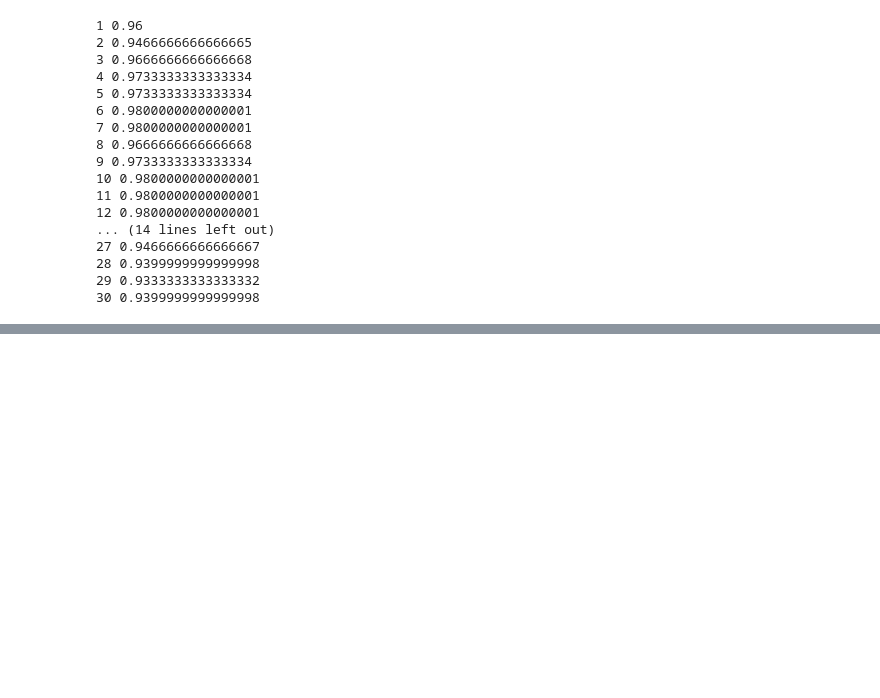
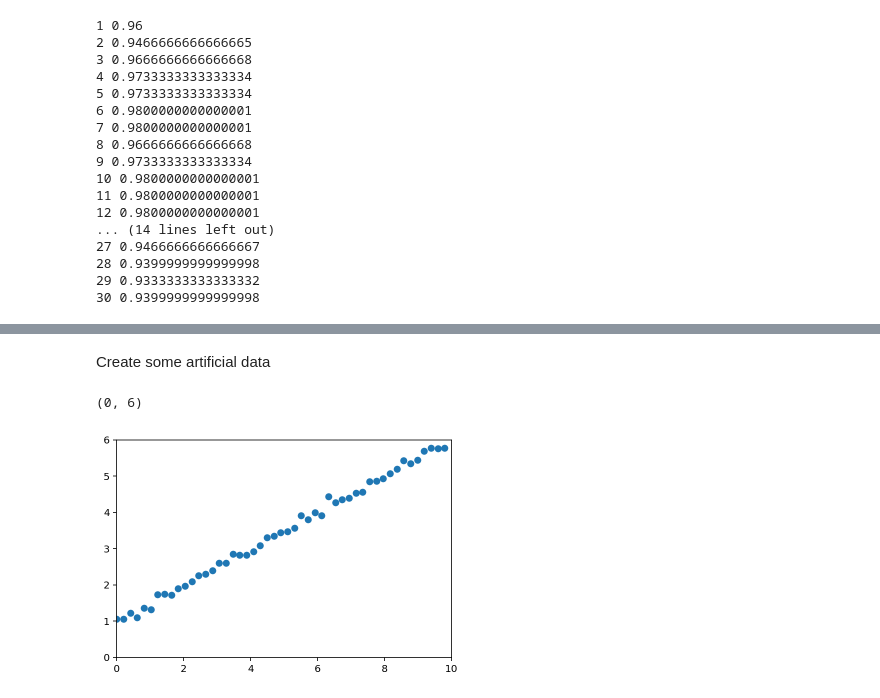
Before and after one commit to jephianlin/math599env, a Jupyter notebook: 1113.ipynb, the cells around one changed output, grey strips where cells are left out. Cells and saved outputs as stored; diff of their text form; code cells hidden in the pictures; blank space fills up the shorter version.

```diff
--- a/1113.ipynb
+++ b/1113.ipynb
@@ -264,0 +279,16 @@ for k in range(1,31):
+# %% [markdown]
+Create some artificial data
+# %%
+x = np.linspace(0, 10, 50)
+y = 0.5*x + 1 + 0.1*np.random.randn(50)
+X = x[:,np.newaxis]
+### x.shape == (50, )
+### X.shape == (50,1)
+
+plt.scatter(x, y)
+ax = plt.gca() ### get current axes
+ax.set_xlim(0,10)
+ax.set_ylim(0,6)
+# %% [output]
+(0, 6)
+[figure, added]
```
Also changed, not shown: parts of 30 cells of this notebook.
